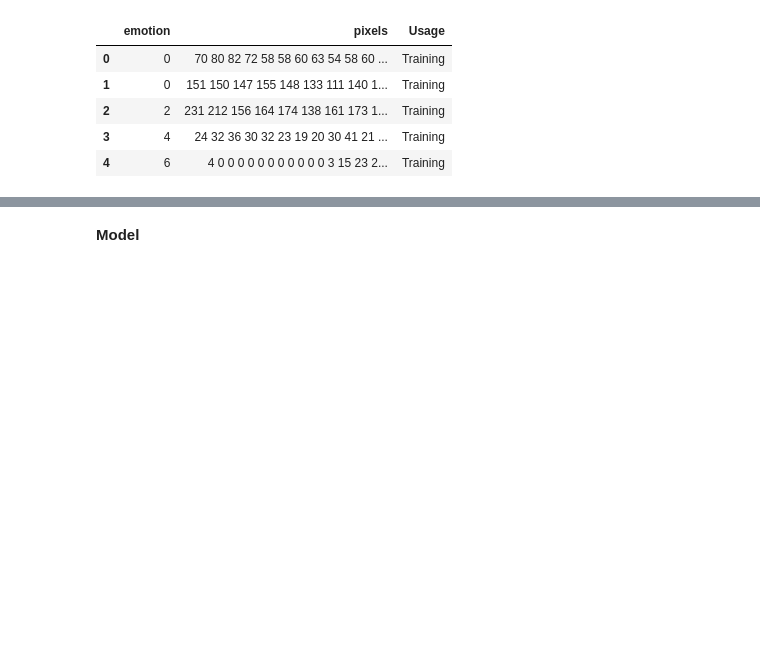
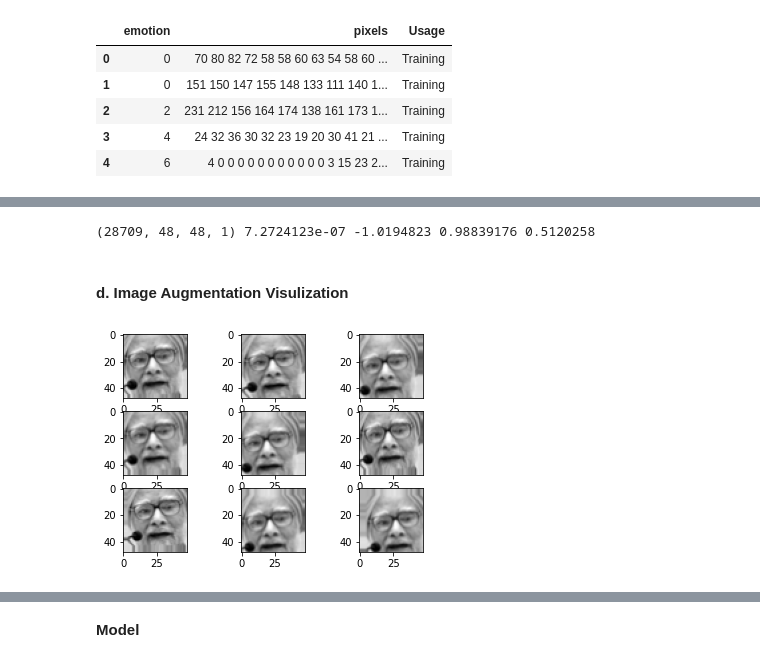
Before and after one commit to yichenghuang980/emotion-detection, a Jupyter notebook: 10_code/Emotion_Detection.ipynb, the cells around one changed output, grey strips where cells are left out. Saved outputs shown, nothing was run; the diff lists cells and outputs as text; code cells hidden in the pictures; blank space fills up the shorter version.

```diff
--- a/10_code/Emotion_Detection.ipynb
+++ b/10_code/Emotion_Detection.ipynb
@@ -63,10 +98,0 @@ plt.show()
-# %%
-plt.figure(figsize=(15,2))
-X = df[df['Usage'] == 'Training']['pixels']
-y = df[df['Usage'] == 'Training']['emotion']
-X = X.apply(lambda x: np.array(x.split(' ')).astype('float32'))
-
-for index, (image, label) in enumerate(zip(X[0:10], y[0:10])):
-    plt.subplot(1, 10, index + 1)
-    plt.imshow(np.reshape(image, (48,48)), cmap=plt.cm.gray)
-    plt.title(emotion[y_train[index]])
@@ -81,0 +151,14 @@ y_train.shape
+# %%
+# create and configure the data generator
+# only calculating the stats based on training data
+datagen = ImageDataGenerator(rescale= 1/127, featurewise_center=True)
+datagen.fit(X_train)
+# %%
+# check for mean
+iterator = datagen.flow(X_train, y_train, batch_size=len(X_train), shuffle=False)
+# get a batch
+batchX, batchy = iterator.next()
+# mean pixel value in the batch
+print(batchX.shape, batchX.mean(), batchX.min(), batchX.max(), batchX.std())
+# %% [output]
+(28709, 48, 48, 1) 7.2724123e-07 -1.0194823 0.98839176 0.5120258
@@ -81,0 +170,2 @@ y_train.shape
+# %% [markdown]
+#### d. Image Augmentation Visulization
@@ -81,0 +176,20 @@ y_train.shape
+# %%
+datagen = ImageDataGenerator(width_shift_range=0.1, height_shift_range=0.1)
+
+sample = expand_dims(X_train[1], 0)
+# prepare iterator
+it = datagen.flow(sample, batch_size=1)
+# generate samples and plot
+for i in range(9):
+	# define subplot
+	pyplot.subplot(330 + 1 + i)
+	# generate batch of images
+	batch = it.next()
+	# convert to unsigned integers for viewing
+	image = batch[0].astype('uint8')
+	# plot raw pixel data
+	plt.imshow(np.reshape(image, (48,48)), cmap=plt.cm.gray)
+# show the figure
+pyplot.show()
+# %% [output]
+[figure, added]
```
Also changed, not shown: parts of 91 cells of this notebook.
